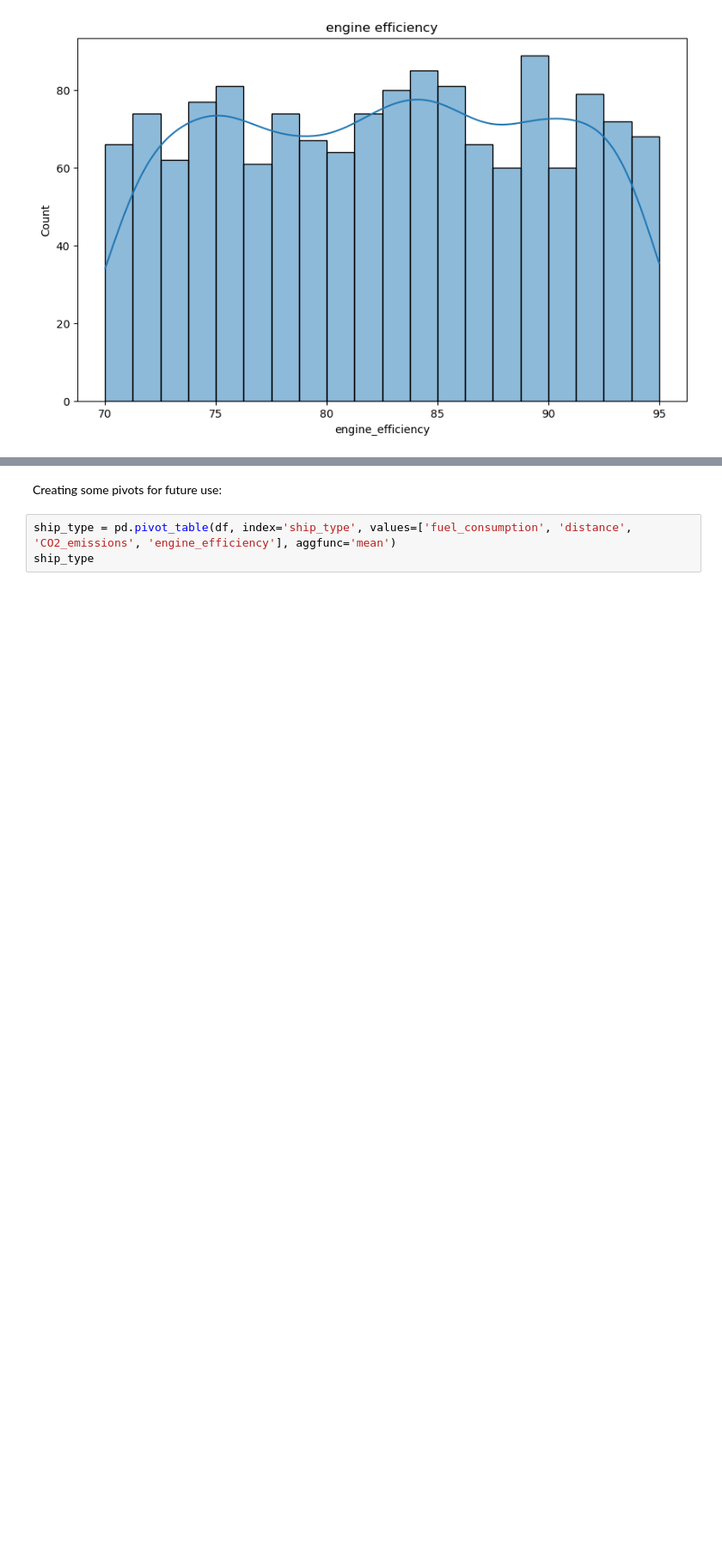
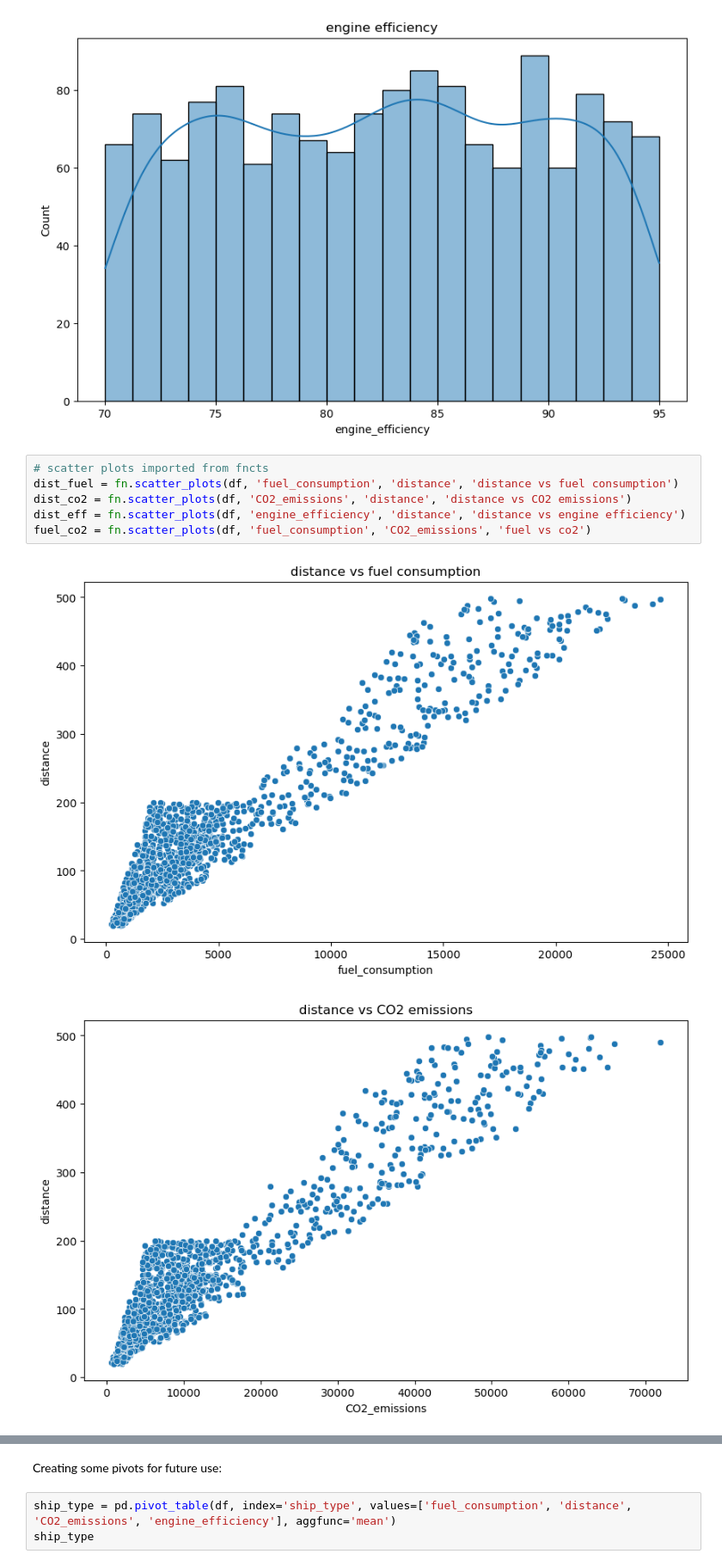
Before and after one commit to ParkerHar/Ship_efficiency, a Jupyter notebook: EDA.ipynb, the cells around one changed output, grey strips where cells are left out. Shown at 86% size. Cells and saved outputs as stored; diff of their text form; blank space fills up the shorter version.

Commit message:
added scatterplot function and took at look at some relationships between numeric variables

```diff
--- a/EDA.ipynb
+++ b/EDA.ipynb
@@ -68,3 +70,12 @@ engine_efficiency = fn.hist_plots(df, 'engine_efficiency', 'engine efficiency')
 [figure]
 [figure]
 [figure]
+# %%
+# scatter plots imported from fncts
+dist_fuel = fn.scatter_plots(df, 'fuel_consumption', 'distance', 'distance vs fuel consumption')
+dist_co2 = fn.scatter_plots(df, 'CO2_emissions', 'distance', 'distance vs CO2 emissions')
+dist_eff = fn.scatter_plots(df, 'engine_efficiency', 'distance', 'distance vs engine efficiency')
+fuel_co2 = fn.scatter_plots(df, 'fuel_consumption', 'CO2_emissions', 'fuel vs co2')
+# %% [output]
+[figure, added]
+[figure, added]
```
Also changed, not shown: parts of 4 cells of this notebook, 1 other file.
